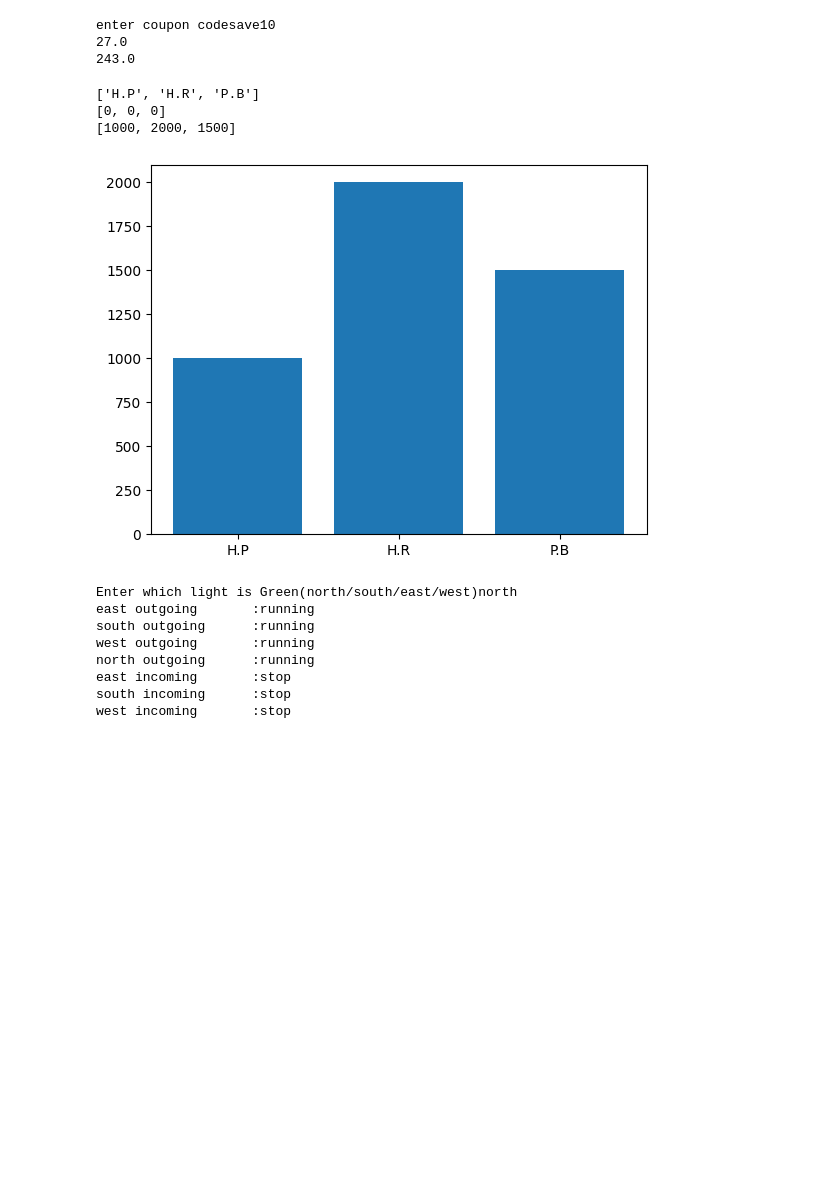
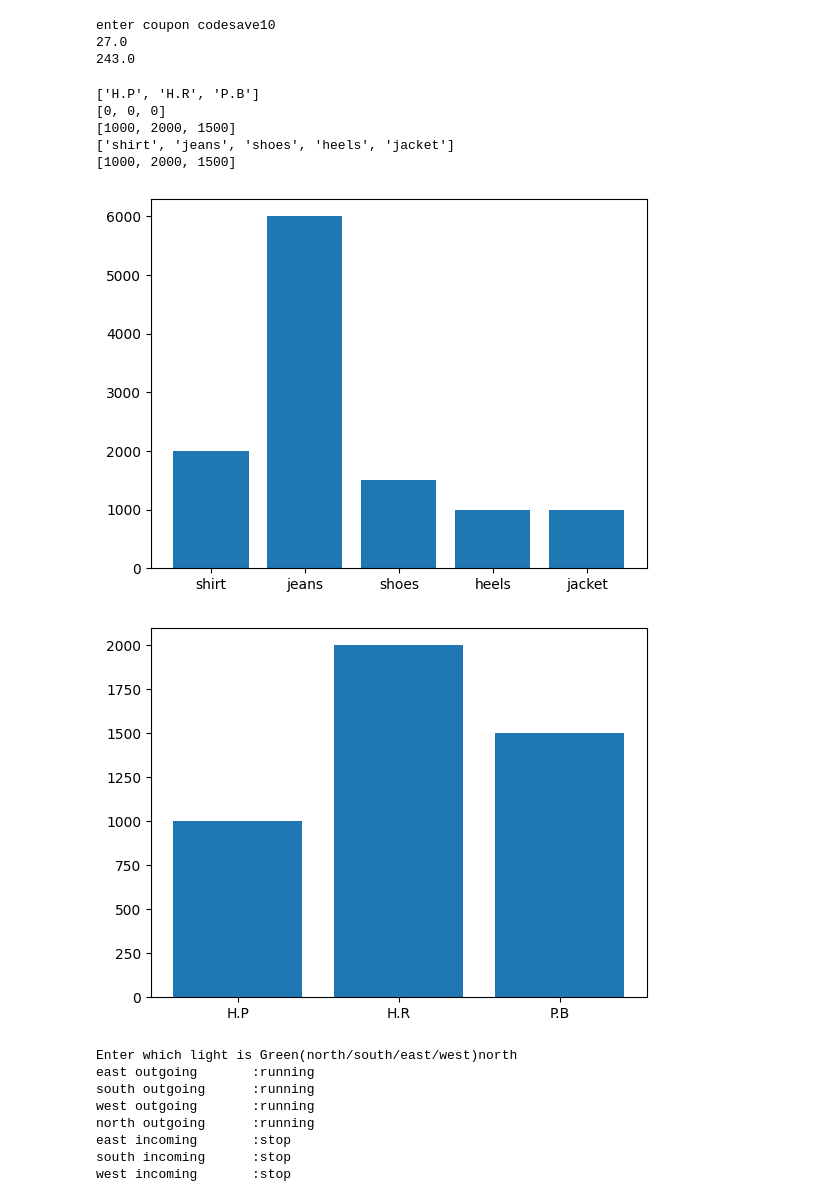
Before and after one commit to priyankarana5650-commits/PriyankaRana, a Jupyter notebook: PriyankaRana.ipynb, the cells around one changed output. Drawn from its saved outputs; the diff is of its cells as text; code cells hidden in the pictures; blank space fills up the shorter version.

```diff
--- a/PriyankaRana.ipynb
+++ b/PriyankaRana.ipynb
@@ -891,34 +891,53 @@ enter coupon codesave10
 27.0
 243.0
 # %%
+from enum import unique
 import matplotlib.pyplot as plt
 customer_name=["Ridhi","vaishnavi","Shivam","Robin","Priya","Riya","Siya","kabu","Tanya","Tiya"]
 product=["shirt","jeans","shoes","heels","jacket","shirt","jeans","jeans","shoes","shoes"]
 price=[1000,2000,500,1000,1000,1000,2000,2000,500,500]
 state=["H.P","H.R","P.B","P.B"]
 gender=["male","female","male","male","female","female","female","male","female","female"]
 unique_state=[]
 state_wise_sales=[]
-unique_product_name=[]
+
 for i in state:
   if i not in unique_state:
     unique_state.append(i)
     state_wise_sales.append(0)
 print(unique_state)
 print(state_wise_sales)
 for i in range(len(state)):
   index=unique_state.index(state[i])
   state_wise_sales[index]=state_wise_sales[index]+price[i]
 print(state_wise_sales)
 
+unique_product_name=[]
+product_wise_sales=[]
+for i in product:
+  if i not in unique_product_name:
+    unique_product_name.append(i)
+    product_wise_sales.append(0)
+print(unique_product_name)
+for i in range(len(product)):
+  index=unique_product_name.index(product[i])
+  product_wise_sales[index]=product_wise_sales[index]+price[i]
+print(state_wise_sales)
+plt.bar(unique_product_name,product_wise_sales)
+plt.show()
+
+
 
 plt.bar(unique_state,state_wise_sales)
 plt.show()
 # %% [output]
 ['H.P', 'H.R', 'P.B']
 [0, 0, 0]
 [1000, 2000, 1500]
+['shirt', 'jeans', 'shoes', 'heels', 'jacket']
+[1000, 2000, 1500]
-[figure, old version]
+[figure, new version]
+[figure, added]
 # %%
 # traffic signals
 light=input("Enter which light is Green(north/south/east/west)")
```
